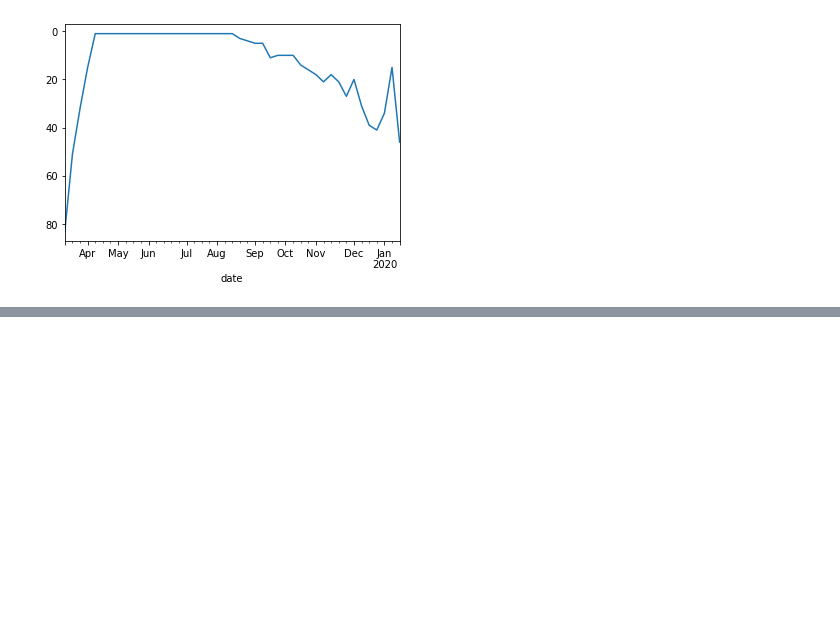
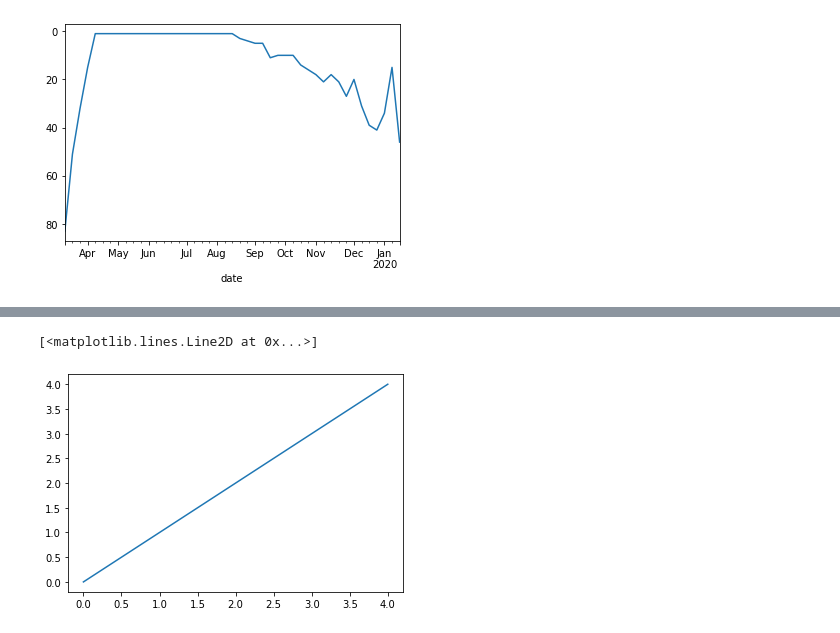
Before and after one commit to gagankaul/pandas-prac, a Jupyter notebook: pandas_prac.ipynb, the cells around one changed output, grey strips where cells are left out. Drawn from its saved outputs; the diff is of its cells as text; code cells hidden in the pictures; blank space fills up the shorter version.

```diff
--- a/pandas_prac.ipynb
+++ b/pandas_prac.ipynb
@@ -2579,0 +2454,5 @@ p.invert_yaxis()
+# %%
+plt.plot(nums, nums)
+# %% [output]
+[<matplotlib.lines.Line2D at 0x...>]
+[figure, added]
```
Also changed, not shown: parts of 75 cells of this notebook.
